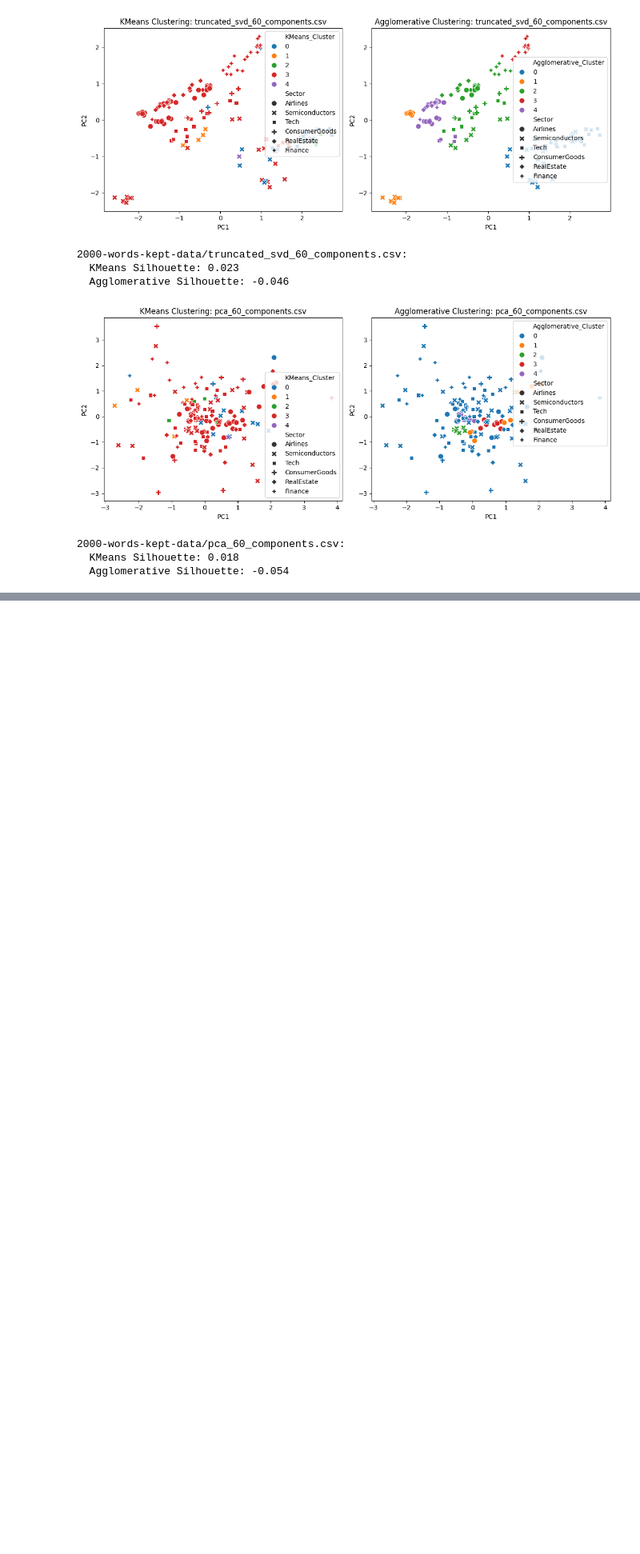
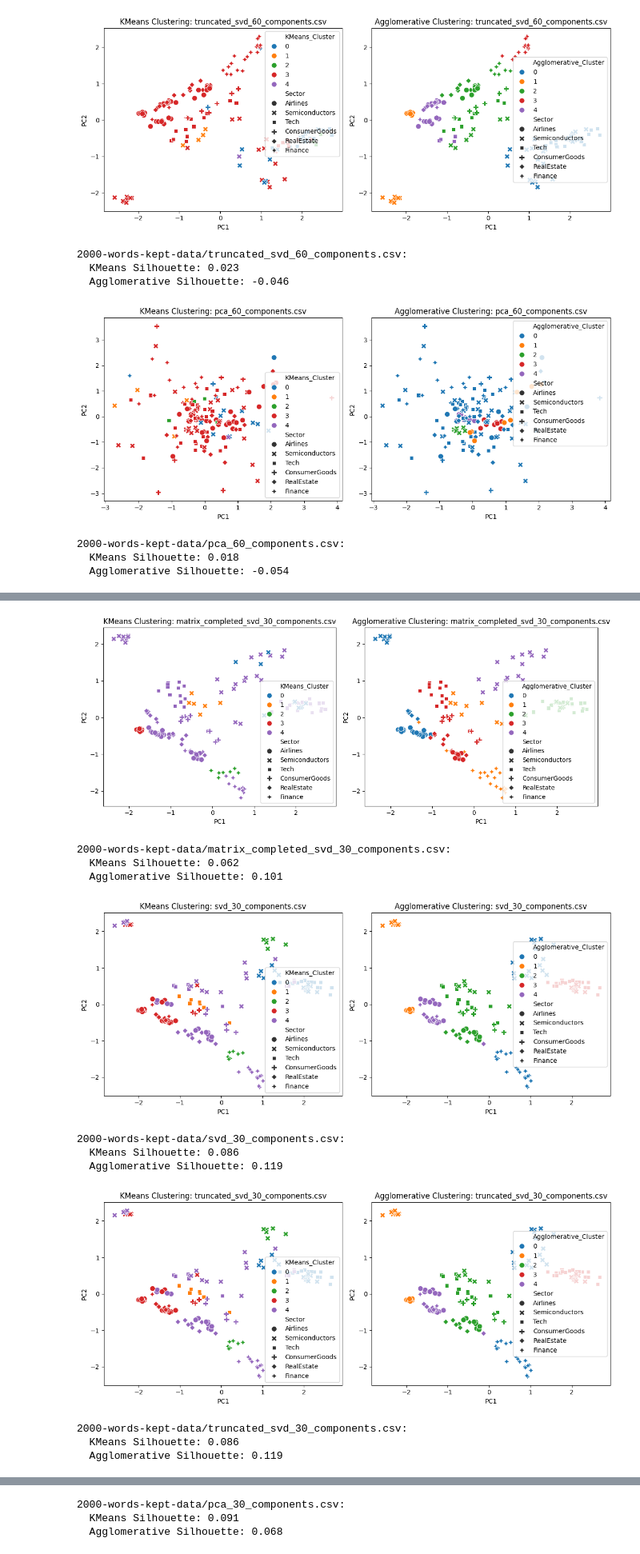
Before and after one commit to sahn1998/EarningsTranscripts-NLP, a Jupyter notebook: notebooks/transcript-2000/clustering_2000_words.ipynb, the cells around one changed output, grey strips where cells are left out. Shown at 80% size. Drawn from its saved outputs; the diff is of its cells as text; code cells hidden in the pictures; blank space fills up the shorter version.

Commit message:
seems less components might do better in clustering

```diff
--- a/notebooks/transcript-2000/clustering_2000_words.ipynb
+++ b/notebooks/transcript-2000/clustering_2000_words.ipynb
@@ -93,0 +96,77 @@ for file in files:
+# %%
+def cluster_and_visualize(filepath, n_clusters=5):
+    # Load data
+    df = pd.read_csv(filepath)
+
+    # Select feature columns
+    feature_cols = [col for col in df.columns if col.startswith("SVD_") or col.startswith("PC")]
+    X = df[feature_cols].values
+
+    # Scale features
+    scaler = StandardScaler()
+    X_scaled = scaler.fit_transform(X)
+
+    # KMeans
+    kmeans = KMeans(n_clusters=n_clusters, n_init='auto', random_state=42)
+    kmeans_labels = kmeans.fit_predict(X_scaled)
+    df['KMeans_Cluster'] = kmeans_labels
+
+    # Agglomerative Clustering
+    agg = AgglomerativeClustering(n_clusters=n_clusters)
+    agg_labels = agg.fit_predict(X_scaled)
+    df['Agglomerative_Cluster'] = agg_labels
+
+    # Visualize clustering in 2D
+    if X_scaled.shape[1] > 2:
+        pca = PCA(n_components=2)
+        components_2d = pca.fit_transform(X_scaled)
+        df['PC1'] = components_2d[:, 0]
+        df['PC2'] = components_2d[:, 1]
+    else:
+        df['PC1'] = X_scaled[:, 0]
+        df['PC2'] = X_scaled[:, 1]
+
+    plt.figure(figsize=(12, 5))
+
+    # Plot KMeans
+    plt.subplot(1, 2, 1)
+    sns.scatterplot(data=df, x='PC1', y='PC2', hue='KMeans_Cluster', palette='tab10', s=70, style="Sector")
+    plt.title(f'KMeans Clustering: {filepath.split("/")[-1]}')
+
+    # Plot Agglomerative
+    plt.subplot(1, 2, 2)
+    sns.scatterplot(data=df, x='PC1', y='PC2', hue='Agglomerative_Cluster', palette='tab10', s=70, style="Sector")
+    plt.title(f'Agglomerative Clustering: {filepath.split("/")[-1]}')
+
+    plt.tight_layout()
+    plt.show()
+
+    # Silhouette scores
+    kmeans_silhouette = silhouette_score(X_scaled, kmeans_labels)
+    agg_silhouette = silhouette_score(X_scaled, agg_labels)
+
+    print(f"{filepath}:\n  KMeans Silhouette: {kmeans_silhouette:.3f}\n  Agglomerative Silhouette: {agg_silhouette:.3f}\n")
+
+# Paths to your files (update paths if needed)
+files = [
+    "2000-words-kept-data/matrix_completed_svd_30_components.csv",
+    "2000-words-kept-data/svd_30_components.csv",
+    "2000-words-kept-data/truncated_svd_30_components.csv",
+    "2000-words-kept-data/pca_30_components.csv"
+]
+
+for file in files:
+    cluster_and_visualize(file)
+# %% [output]
+[figure, added]
+2000-words-kept-data/matrix_completed_svd_30_components.csv:
+  KMeans Silhouette: 0.062
+  Agglomerative Silhouette: 0.101
+[figure, added]
+2000-words-kept-data/svd_30_components.csv:
+  KMeans Silhouette: 0.086
+  Agglomerative Silhouette: 0.119
+[figure, added]
+2000-words-kept-data/truncated_svd_30_components.csv:
+  KMeans Silhouette: 0.086
+  Agglomerative Silhouette: 0.119
@@ -93,0 +174,3 @@ for file in files:
+2000-words-kept-data/pca_30_components.csv:
+  KMeans Silhouette: 0.091
+  Agglomerative Silhouette: 0.068
```
Also changed, not shown: parts of 3 cells of this notebook, 5 other files.
